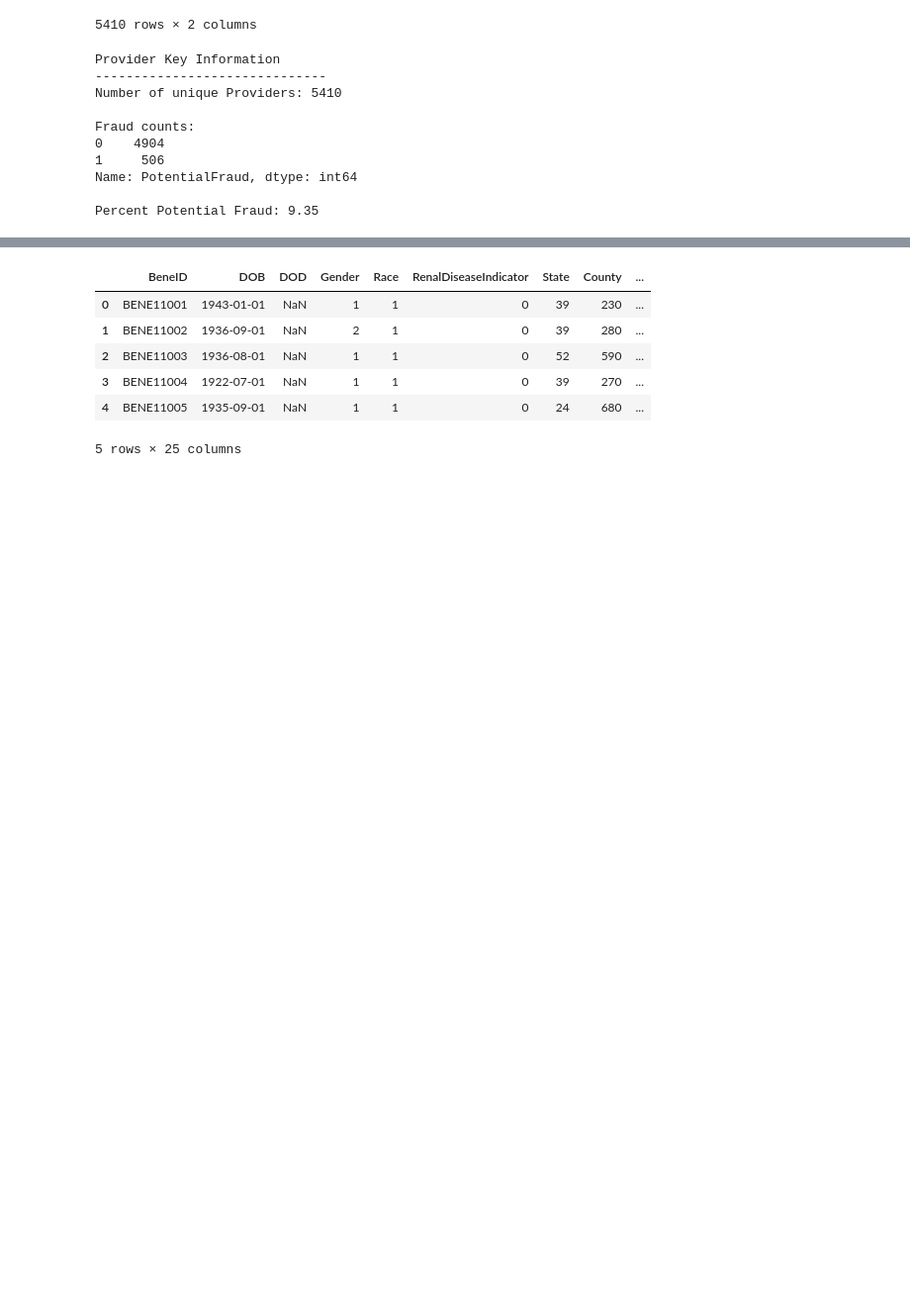
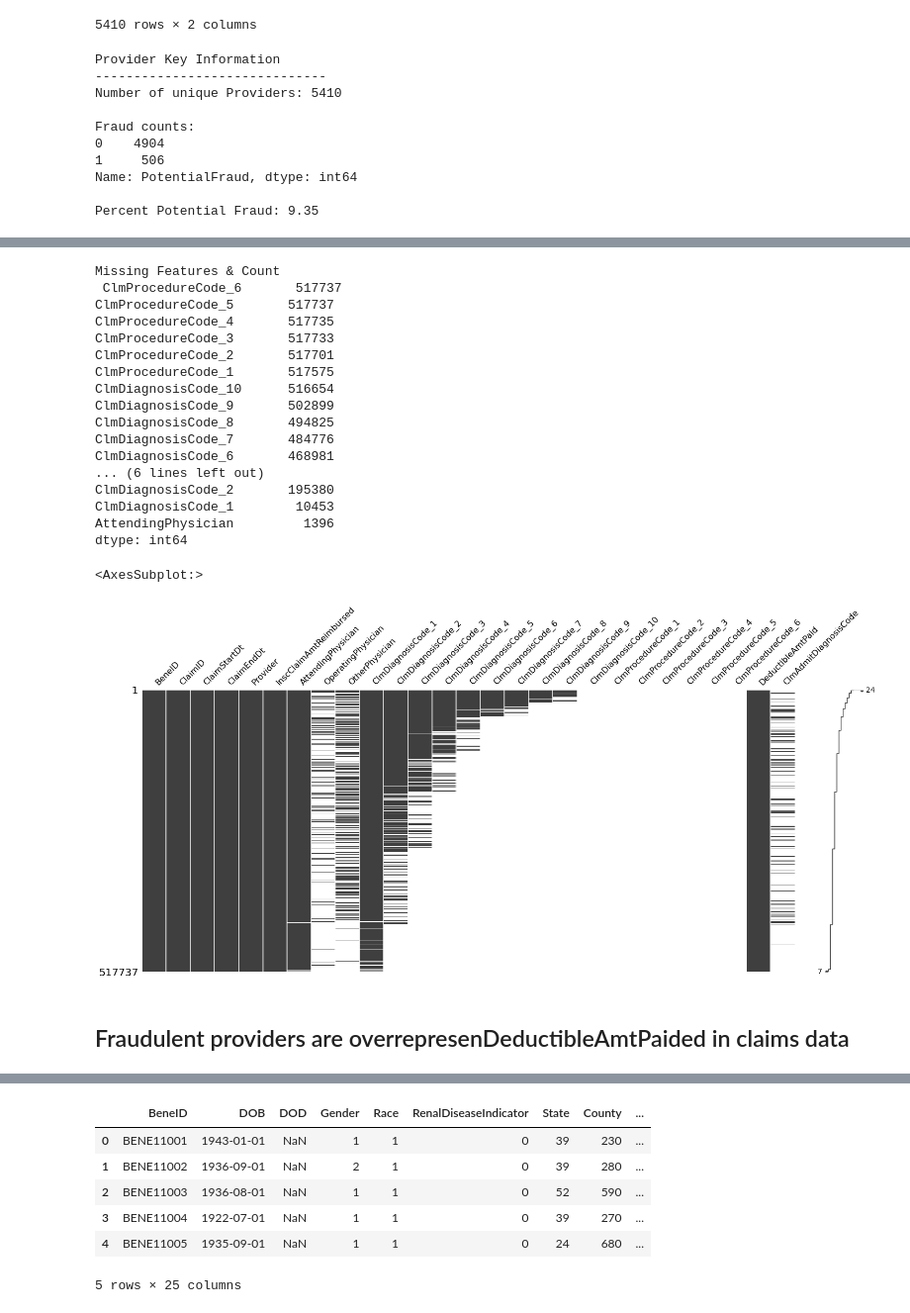
Before and after one commit to jwelch1123/healthcare_fraud_detection, a Jupyter notebook: healthcare_fraud.ipynb, the cells around one changed output, grey strips where cells are left out. Shown at 99% size. Cells and saved outputs as stored; diff of their text form; code cells hidden in the pictures; blank space fills up the shorter version.

```diff
--- a/healthcare_fraud.ipynb
+++ b/healthcare_fraud.ipynb
@@ -115,0 +194,29 @@ Percent Potential Fraud: 9.35
+# %%
+missing = data_dict['Train_Outpatientdata'].isna().sum(axis=0).sort_values(ascending=False)
+print("Missing Features & Count\n",missing[missing!=0])
+fig = msno.matrix(msno.nullity_sort(data_dict['Train_Outpatientdata'],sort='descending'))
+fig_copy = fig.get_figure()
+fig_copy.savefig('./graphics/missing_outpat.png')
+fig
+# %% [output]
+Missing Features & Count
+ ClmProcedureCode_6       517737
+ClmProcedureCode_5       517737
+ClmProcedureCode_4       517735
+ClmProcedureCode_3       517733
+ClmProcedureCode_2       517701
+ClmProcedureCode_1       517575
+ClmDiagnosisCode_10      516654
+ClmDiagnosisCode_9       502899
+ClmDiagnosisCode_8       494825
+ClmDiagnosisCode_7       484776
+ClmDiagnosisCode_6       468981
+... (6 lines left out)
+ClmDiagnosisCode_2       195380
+ClmDiagnosisCode_1        10453
+AttendingPhysician         1396
+dtype: int64
+<AxesSubplot:>
+[figure, added]
+# %% [markdown]
+## Fraudulent providers are overrepresenDeductibleAmtPaided in claims data <a id='fraud'></a>
```
Also changed, not shown: parts of 54 cells of this notebook, 7 other files.
